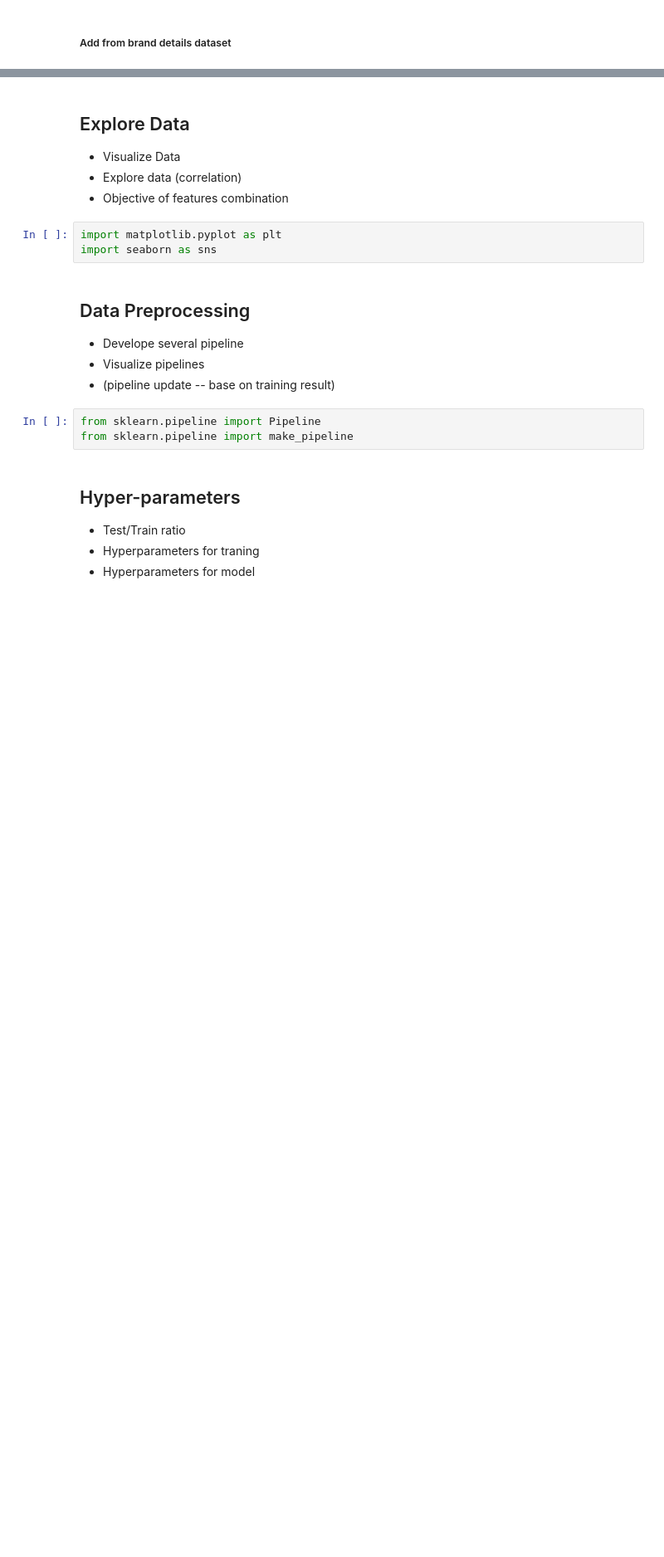
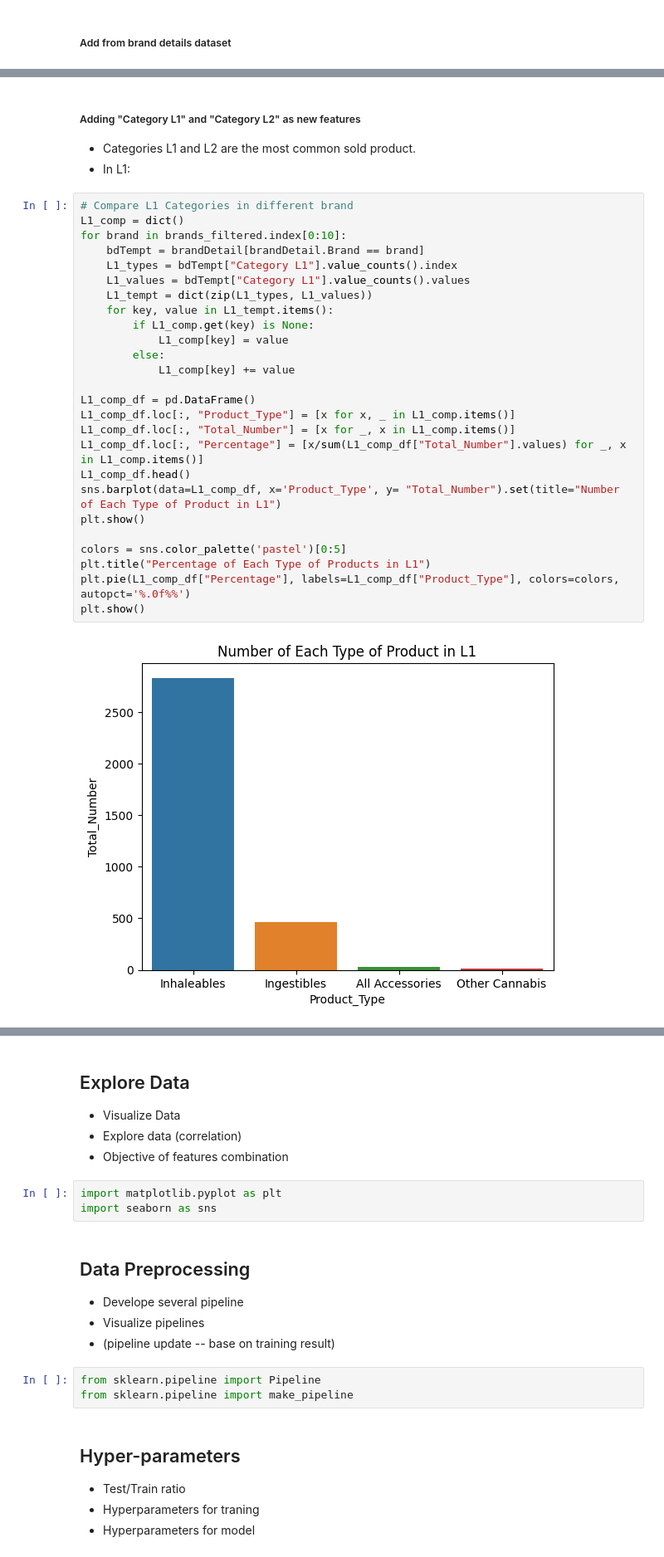
Before and after one commit to Mahipt/Marijuana_SalesPrediction, a Jupyter notebook: src/Sales_Prediction.ipynb, the cells around one changed output, grey strips where cells are left out. Shown at 83% size. Saved outputs shown, nothing was run; the diff lists cells and outputs as text; blank space fills up the shorter version.

```diff
--- a/src/Sales_Prediction.ipynb
+++ b/src/Sales_Prediction.ipynb
@@ -283,0 +304,32 @@ Name: Channel, dtype: int64
+# %% [markdown]
+##### Adding "Category L1" and "Category L2" as new features
+- Categories L1 and L2 are the most common sold product.
+- In L1:
+# %%
+# Compare L1 Categories in different brand
+L1_comp = dict()
+for brand in brands_filtered.index[0:10]:
+    bdTempt = brandDetail[brandDetail.Brand == brand]
+    L1_types = bdTempt["Category L1"].value_counts().index
+    L1_values = bdTempt["Category L1"].value_counts().values
+    L1_tempt = dict(zip(L1_types, L1_values))
+    for key, value in L1_tempt.items():
+        if L1_comp.get(key) is None:
+            L1_comp[key] = value
+        else:
+            L1_comp[key] += value
+
+L1_comp_df = pd.DataFrame()
+L1_comp_df.loc[:, "Product_Type"] = [x for x, _ in L1_comp.items()]
+L1_comp_df.loc[:, "Total_Number"] = [x for _, x in L1_comp.items()]
+L1_comp_df.loc[:, "Percentage"] = [x/sum(L1_comp_df["Total_Number"].values) for _, x in L1_comp.items()]
+L1_comp_df.head()
+sns.barplot(data=L1_comp_df, x='Product_Type', y= "Total_Number").set(title="Number of Each Type of Product in L1")
+plt.show()
+
+colors = sns.color_palette('pastel')[0:5]
+plt.title("Percentage of Each Type of Products in L1")
+plt.pie(L1_comp_df["Percentage"], labels=L1_comp_df["Product_Type"], colors=colors, autopct='%.0f%%')
+plt.show()
+# %% [output]
+[figure, added]
```
Also changed, not shown: parts of 10 cells of this notebook.
